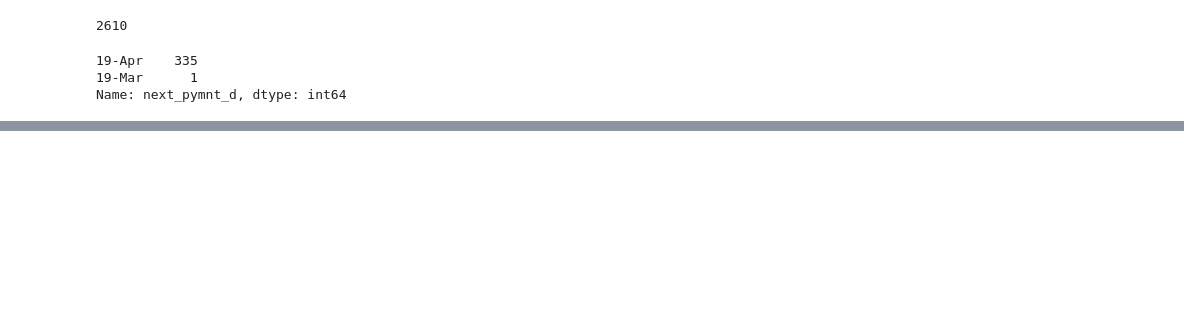
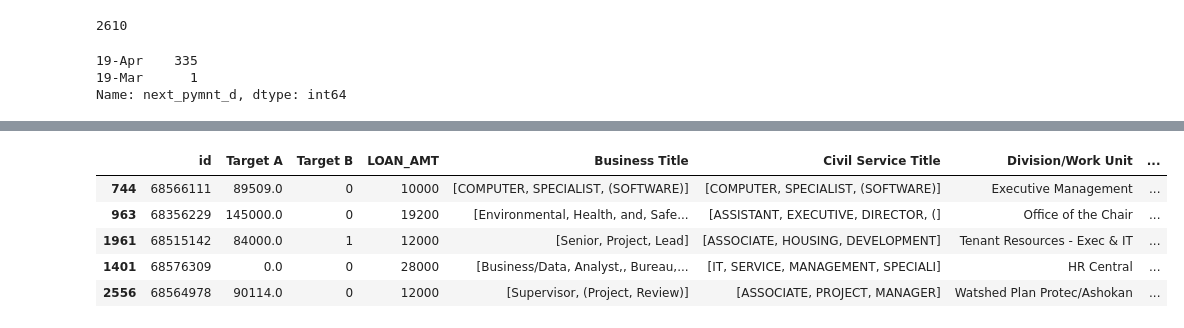
Before and after one commit to sreeharipa/Salary-satisfaction, a Jupyter notebook: analysis.ipynb, the cells around one changed output, grey strips where cells are left out. Saved outputs shown, nothing was run; the diff lists cells and outputs as text; code cells hidden in the pictures; blank space fills up the shorter version.

```diff
--- a/analysis.ipynb
+++ b/analysis.ipynb
@@ -937,0 +1199,2 @@ df['last_credit_pull_d'] = df['last_credit_pull_d'].apply(lambda x: x.split('-')
+# %%
+df['DevType'] = df['DevType'].apply(lambda x: str(x).split(';'))
@@ -937,0 +1292,11 @@ df['last_credit_pull_d'] = df['last_credit_pull_d'].apply(lambda x: x.split('-')
+# %%
+df['dev_devt'] = df['DevType'].apply(find_dev)
+df['exec_devt'] = df['DevType'].apply(find_exec)
+df['ana_devt'] = df['DevType'].apply(find_ana)
+df['sci_devt'] = df['DevType'].apply(find_sci)
+df['admin_devt'] = df['DevType'].apply(find_admin)
+df['des_devt'] = df['DevType'].apply(find_des)
+df['spec_devt'] = df['DevType'].apply(find_spec)
+df['man_devt'] = df['DevType'].apply(find_man)
+df['sales_devt'] = df['DevType'].apply(find_sales)
+df['stu_devt'] = df['DevType'].apply(find_stu)
@@ -937,0 +1307,2 @@ df['last_credit_pull_d'] = df['last_credit_pull_d'].apply(lambda x: x.split('-')
+# %%
+df['CommunicationTools'] = df['CommunicationTools'].apply(lambda x: str(x).split(';'))
@@ -937,0 +1402,21 @@ df['last_credit_pull_d'] = df['last_credit_pull_d'].apply(lambda x: x.split('-')
+# %%
+df['comm_conf'] = df['CommunicationTools'].apply(find_conf)
+df['comm_face'] = df['CommunicationTools'].apply(find_face)
+df['comm_hang'] = df['CommunicationTools'].apply(find_hang)
+df['comm_hip'] = df['CommunicationTools'].apply(find_hip)
+df['comm_jira'] = df['CommunicationTools'].apply(find_jira)
+df['comm_off'] = df['CommunicationTools'].apply(find_off)
+df['comm_otch'] = df['CommunicationTools'].apply(find_otch)
+df['comm_otwi'] = df['CommunicationTools'].apply(find_otwi)
+df['comm_sla'] = df['CommunicationTools'].apply(find_sla)
+df['comm_over'] = df['CommunicationTools'].apply(find_over)
+df['comm_trel'] = df['CommunicationTools'].apply(find_trel)
+# %%
+df.sample(5)
+# %% [output]
+|  | id | Target A | Target B | LOAN_AMT | Business Title | Civil Service Title | Division/Work Unit | ... |
+| 744 | 68566111 | 89509.0 | 0 | 10000 | [COMPUTER, SPECIALIST, (SOFTWARE)] | [COMPUTER, SPECIALIST, (SOFTWARE)] | Executive Management | ... |
+| 963 | 68356229 | 145000.0 | 0 | 19200 | [Environmental, Health, and, Safe... | [ASSISTANT, EXECUTIVE, DIRECTOR, (] | Office of the Chair | ... |
+| 1961 | 68515142 | 84000.0 | 1 | 12000 | [Senior, Project, Lead] | [ASSOCIATE, HOUSING, DEVELOPMENT] | Tenant Resources - Exec & IT | ... |
+| 1401 | 68576309 | 0.0 | 0 | 28000 | [Business/Data, Analyst,, Bureau,... | [IT, SERVICE, MANAGEMENT, SPECIALI] | HR Central | ... |
+| 2556 | 68564978 | 90114.0 | 0 | 12000 | [Supervisor, (Project, Review)] | [ASSOCIATE, PROJECT, MANAGER] | Watshed Plan Protec/Ashokan | ... |
```
Also changed, not shown: parts of 60 cells of this notebook, 1 other file.
